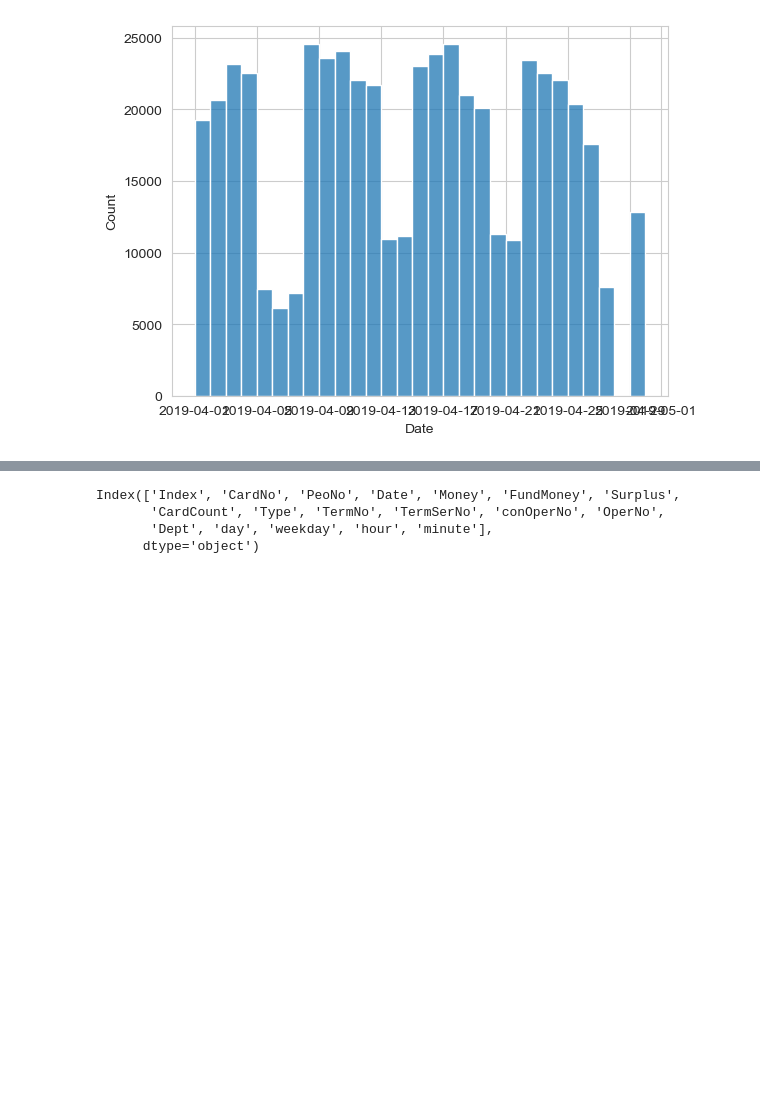
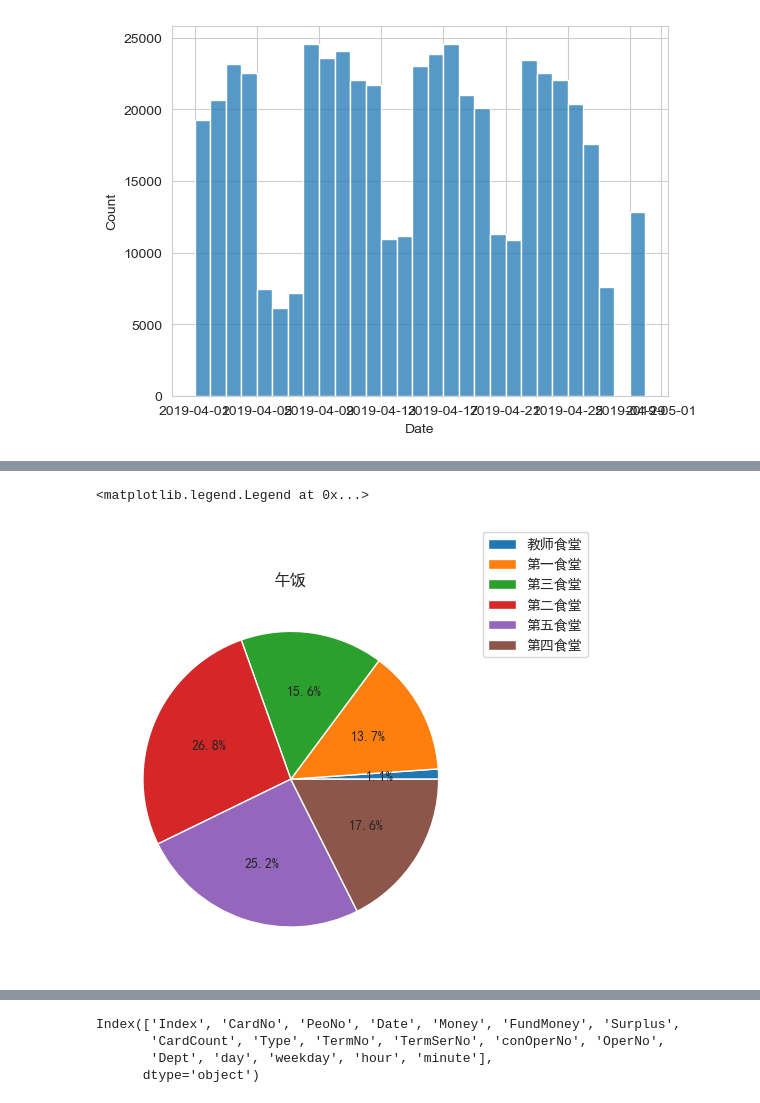
Before and after one commit to seriserendipia/Course-Project-Introduction-to-Machine-Learning, a Jupyter notebook: 机器学习实践/大作业_一卡通数据/数据预处理data1.ipynb, the cells around one changed output, grey strips where cells are left out. Cells and saved outputs as stored; diff of their text form; code cells hidden in the pictures; blank space fills up the shorter version.

```diff
--- a/机器学习实践/大作业_一卡通数据/数据预处理data1.ipynb
+++ b/机器学习实践/大作业_一卡通数据/数据预处理data1.ipynb
@@ -281,0 +277,6 @@ same_item_record.apply(sorted(""))
+# %%
+ax1 = canteen_data_lunch.plot(kind="pie", autopct='%1.1f%%', shadow=False, legend=True, title='午饭', ylabel='', labeldistance=None)
+ax1.legend(bbox_to_anchor=(1, 1), loc='center left')
+# %% [output]
+<matplotlib.legend.Legend at 0x...>
+[figure, added]
```
Also changed, not shown: parts of 21 cells of this notebook.
